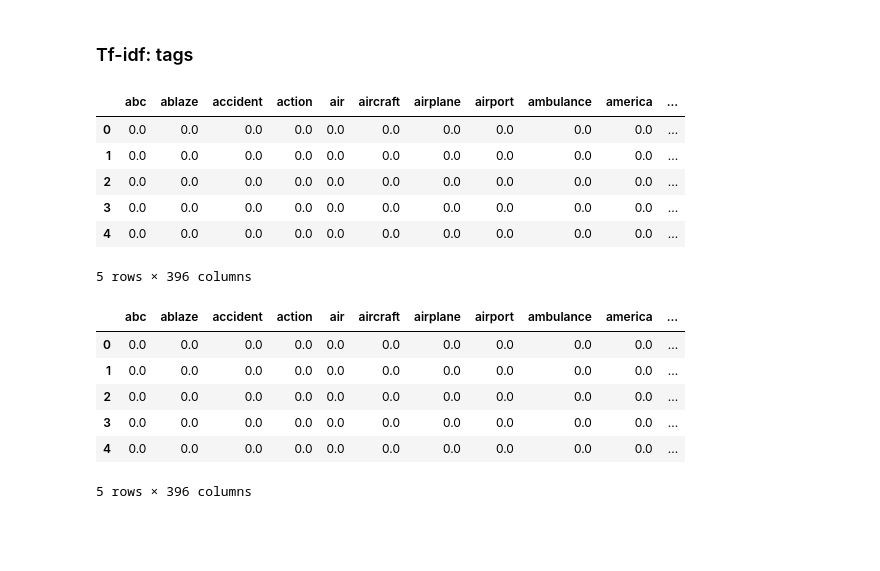
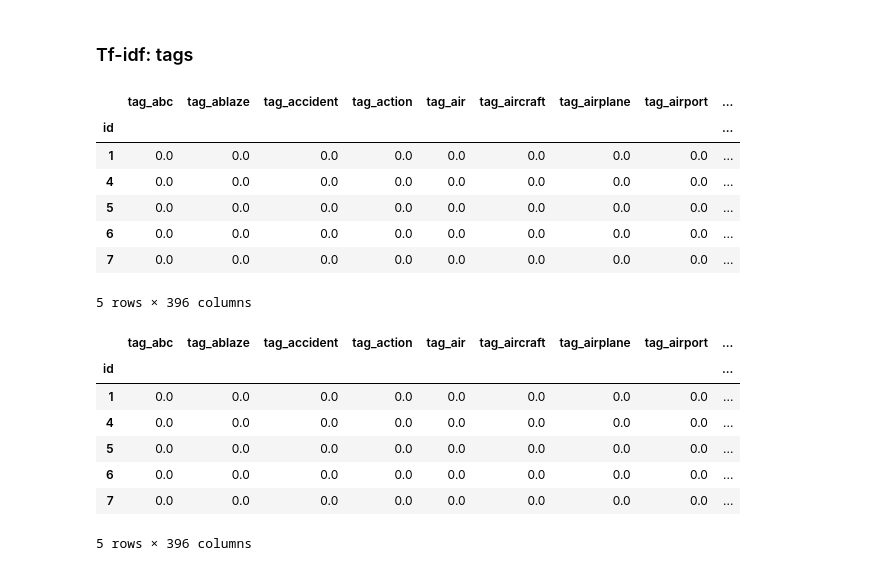
Before and after one commit to anichucai/7506-Datos-datos-tp2, a Jupyter notebook: Features.ipynb, the cells around one changed output. Drawn from its saved outputs; the diff is of its cells as text; code cells hidden in the pictures; blank space fills up the shorter version.

```diff
--- a/Features.ipynb
+++ b/Features.ipynb
@@ -1879,24 +1826,27 @@ corpus = list(tags_info['tags_str'].fillna(''))
 # %%
 # Without Smoothing:
 
 tf_idf_vec = TfidfVectorizer(use_idf=True,
                         smooth_idf=False,
                         ngram_range=(1,1),stop_words='english') # to use only  bigrams ngram_range=(2,2)
 #transform
 tf_idf_data = tf_idf_vec.fit_transform(corpus)
 
 #create dataframe
 df_tf_idf_tags=pd.DataFrame(tf_idf_data.toarray(),columns=tf_idf_vec.get_feature_names())
-df_bow_tags.set_index(tags_info['id'].index)
+df_tf_idf_tags["id"] = tags_info["id"]
+df_tf_idf_tags = df_tf_idf_tags.set_index("id")
+df_tf_idf_tags.columns =["tag_"+c for c in tf_idf_vec.get_feature_names()]
 
 df_tf_idf_tags.head()
 # %% [output]
-|  | abc | ablaze | accident | action | air | aircraft | airplane | airport | ambulance | america | ... |
-| 0 | 0.0 | 0.0 | 0.0 | 0.0 | 0.0 | 0.0 | 0.0 | 0.0 | 0.0 | 0.0 | ... |
-| 1 | 0.0 | 0.0 | 0.0 | 0.0 | 0.0 | 0.0 | 0.0 | 0.0 | 0.0 | 0.0 | ... |
-| 2 | 0.0 | 0.0 | 0.0 | 0.0 | 0.0 | 0.0 | 0.0 | 0.0 | 0.0 | 0.0 | ... |
-| 3 | 0.0 | 0.0 | 0.0 | 0.0 | 0.0 | 0.0 | 0.0 | 0.0 | 0.0 | 0.0 | ... |
-| 4 | 0.0 | 0.0 | 0.0 | 0.0 | 0.0 | 0.0 | 0.0 | 0.0 | 0.0 | 0.0 | ... |
+|  | tag_abc | tag_ablaze | tag_accident | tag_action | tag_air | tag_aircraft | tag_airplane | tag_airport | ... |
+| id |  |  |  |  |  |  |  |  | ... |
+| 1 | 0.0 | 0.0 | 0.0 | 0.0 | 0.0 | 0.0 | 0.0 | 0.0 | ... |
+| 4 | 0.0 | 0.0 | 0.0 | 0.0 | 0.0 | 0.0 | 0.0 | 0.0 | ... |
+| 5 | 0.0 | 0.0 | 0.0 | 0.0 | 0.0 | 0.0 | 0.0 | 0.0 | ... |
+| 6 | 0.0 | 0.0 | 0.0 | 0.0 | 0.0 | 0.0 | 0.0 | 0.0 | ... |
+| 7 | 0.0 | 0.0 | 0.0 | 0.0 | 0.0 | 0.0 | 0.0 | 0.0 | ... |
 5 rows × 396 columns
 # %%
 # With Smoothing:
@@ -1909,14 +1859,17 @@ tf_idf_data = tf_idf_vec.fit_transform(corpus)
 
 #create dataframe
 df_tf_idf_smooth_tags =pd.DataFrame(tf_idf_data.toarray(),columns=tf_idf_vec.get_feature_names())
-df_bow_tags.set_index(tags_info['id'].index)
+df_tf_idf_smooth_tags["id"] = tags_info["id"]
+df_tf_idf_smooth_tags = df_tf_idf_smooth_tags.set_index("id")
+df_tf_idf_smooth_tags.columns =["tag_"+c for c in tf_idf_vec.get_feature_names()]
 
 df_tf_idf_smooth_tags.head()
 # %% [output]
-|  | abc | ablaze | accident | action | air | aircraft | airplane | airport | ambulance | america | ... |
-| 0 | 0.0 | 0.0 | 0.0 | 0.0 | 0.0 | 0.0 | 0.0 | 0.0 | 0.0 | 0.0 | ... |
-| 1 | 0.0 | 0.0 | 0.0 | 0.0 | 0.0 | 0.0 | 0.0 | 0.0 | 0.0 | 0.0 | ... |
-| 2 | 0.0 | 0.0 | 0.0 | 0.0 | 0.0 | 0.0 | 0.0 | 0.0 | 0.0 | 0.0 | ... |
-| 3 | 0.0 | 0.0 | 0.0 | 0.0 | 0.0 | 0.0 | 0.0 | 0.0 | 0.0 | 0.0 | ... |
-| 4 | 0.0 | 0.0 | 0.0 | 0.0 | 0.0 | 0.0 | 0.0 | 0.0 | 0.0 | 0.0 | ... |
+|  | tag_abc | tag_ablaze | tag_accident | tag_action | tag_air | tag_aircraft | tag_airplane | tag_airport | ... |
+| id |  |  |  |  |  |  |  |  | ... |
+| 1 | 0.0 | 0.0 | 0.0 | 0.0 | 0.0 | 0.0 | 0.0 | 0.0 | ... |
+| 4 | 0.0 | 0.0 | 0.0 | 0.0 | 0.0 | 0.0 | 0.0 | 0.0 | ... |
+| 5 | 0.0 | 0.0 | 0.0 | 0.0 | 0.0 | 0.0 | 0.0 | 0.0 | ... |
+| 6 | 0.0 | 0.0 | 0.0 | 0.0 | 0.0 | 0.0 | 0.0 | 0.0 | ... |
+| 7 | 0.0 | 0.0 | 0.0 | 0.0 | 0.0 | 0.0 | 0.0 | 0.0 | ... |
 5 rows × 396 columns
```
Also changed, not shown: parts of 29 cells of this notebook, 11 other files.
